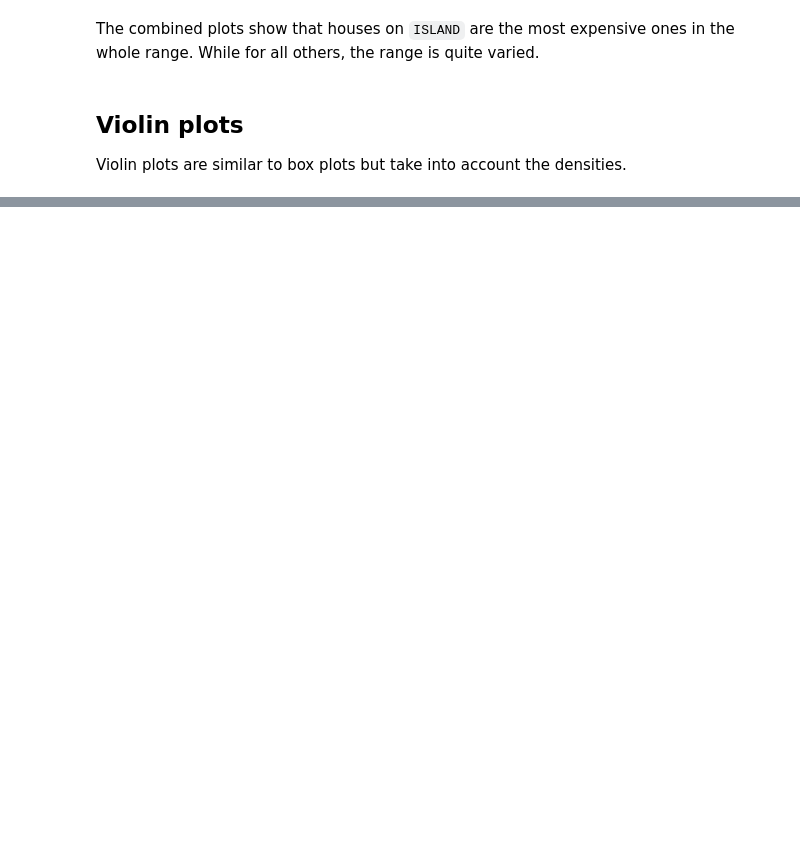
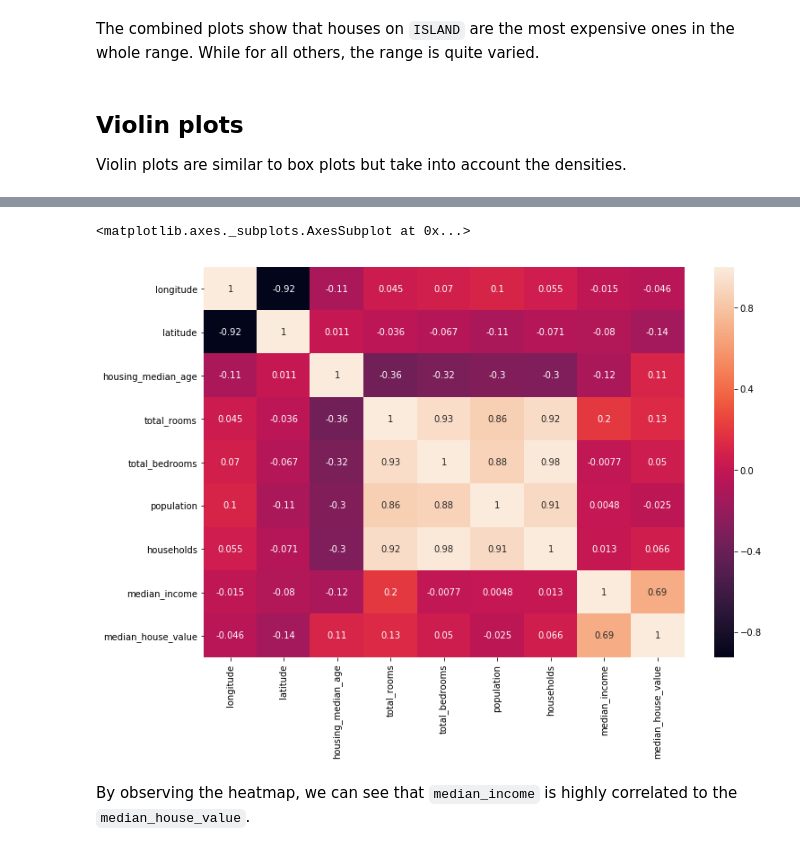
Before and after one commit to kb22/Understanding-Seaborn, a Jupyter notebook: Understanding Seaborn.ipynb, the cells around one changed output, grey strips where cells are left out. Saved outputs shown, nothing was run; the diff lists cells and outputs as text; code cells hidden in the pictures; blank space fills up the shorter version.

```diff
--- a/Understanding Seaborn.ipynb
+++ b/Understanding Seaborn.ipynb
@@ -139,0 +150,8 @@ sns.violinplot(x="day", y="total_bill", hue="smoker",
+# %%
+plt.figure(figsize = (12, 8))
+sns.heatmap(dataset.corr(), annot = True)
+# %% [output]
+<matplotlib.axes._subplots.AxesSubplot at 0x...>
+[figure, added]
+# %% [markdown]
+By observing the heatmap, we can see that `median_income` is highly correlated to the `median_house_value`.
```
Also changed, not shown: parts of 7 cells of this notebook.
